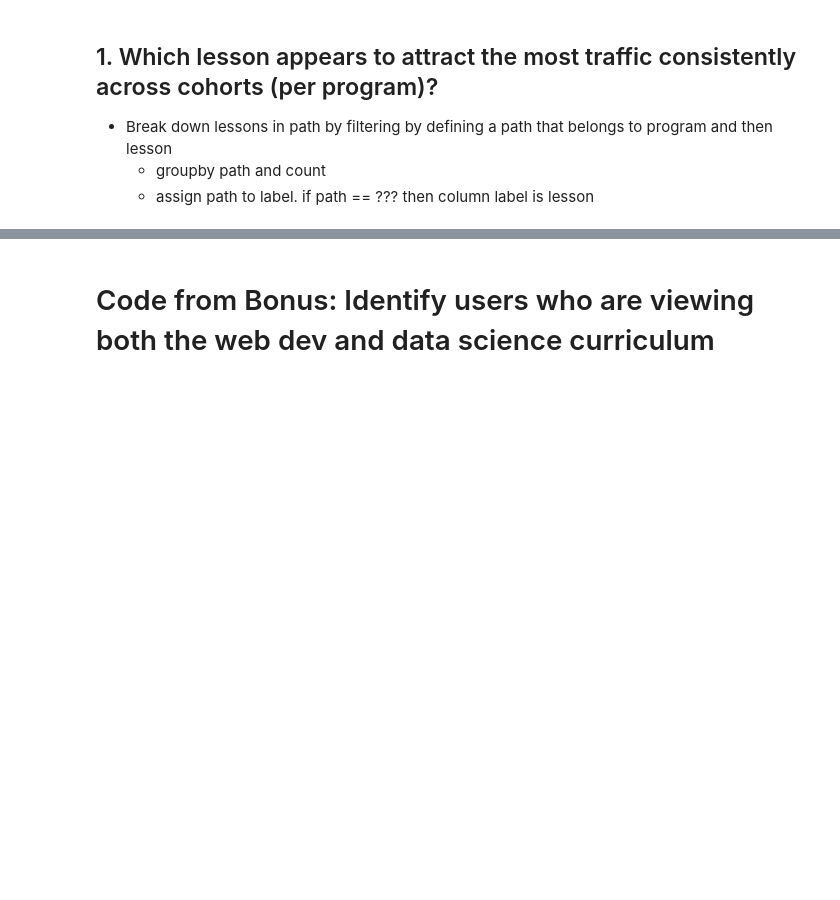
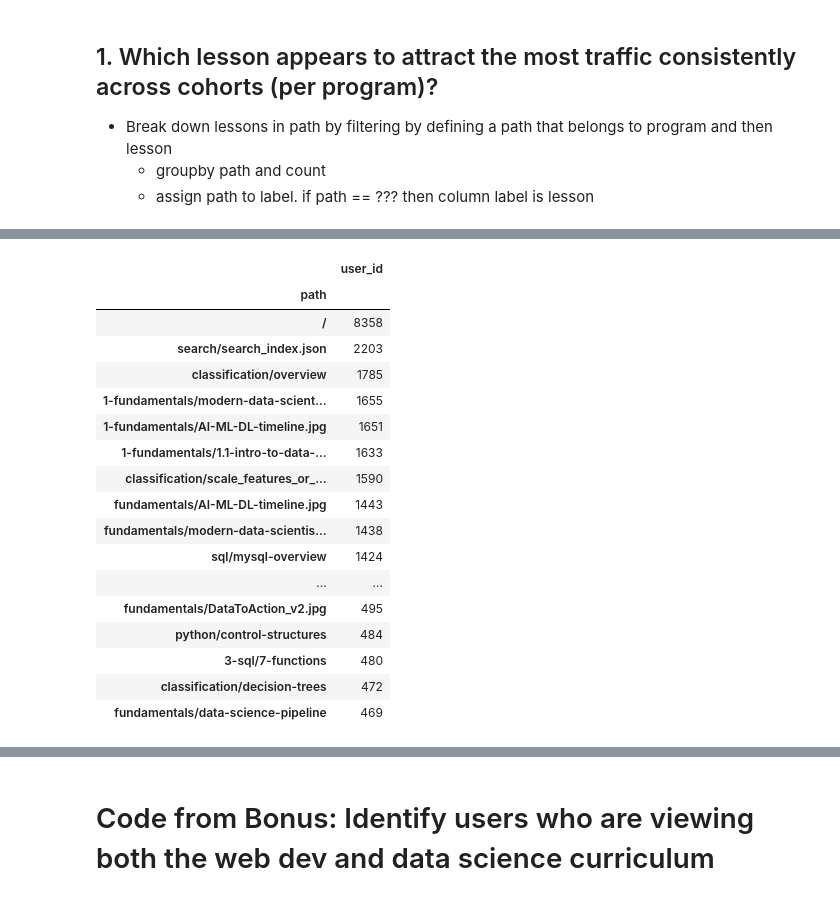
Before and after one commit to daniel-kaniela/anomoly_detection_project, a Jupyter notebook: kan_anomaly_detection_working_copy.ipynb, the cells around one changed output, grey strips where cells are left out. Cells and saved outputs as stored; diff of their text form; code cells hidden in the pictures; blank space fills up the shorter version.

```diff
--- a/kan_anomaly_detection_working_copy.ipynb
+++ b/kan_anomaly_detection_working_copy.ipynb
@@ -70,0 +96,21 @@ df.head()
+# %%
+df_ds.groupby(by=['path'])[['user_id']].agg('count').sort_values('user_id', ascending=False)[:40]
+# %% [output]
+|  | user_id |
+| path |  |
+| / | 8358 |
+| search/search_index.json | 2203 |
+| classification/overview | 1785 |
+| 1-fundamentals/modern-data-scient... | 1655 |
+| 1-fundamentals/AI-ML-DL-timeline.jpg | 1651 |
+| 1-fundamentals/1.1-intro-to-data-... | 1633 |
+| classification/scale_features_or_... | 1590 |
+| fundamentals/AI-ML-DL-timeline.jpg | 1443 |
+| fundamentals/modern-data-scientis... | 1438 |
+| sql/mysql-overview | 1424 |
+| ... | ... |
+| fundamentals/DataToAction_v2.jpg | 495 |
+| python/control-structures | 484 |
+| 3-sql/7-functions | 480 |
+| classification/decision-trees | 472 |
+| fundamentals/data-science-pipeline | 469 |
```
Also changed, not shown: parts of 11 cells of this notebook.
